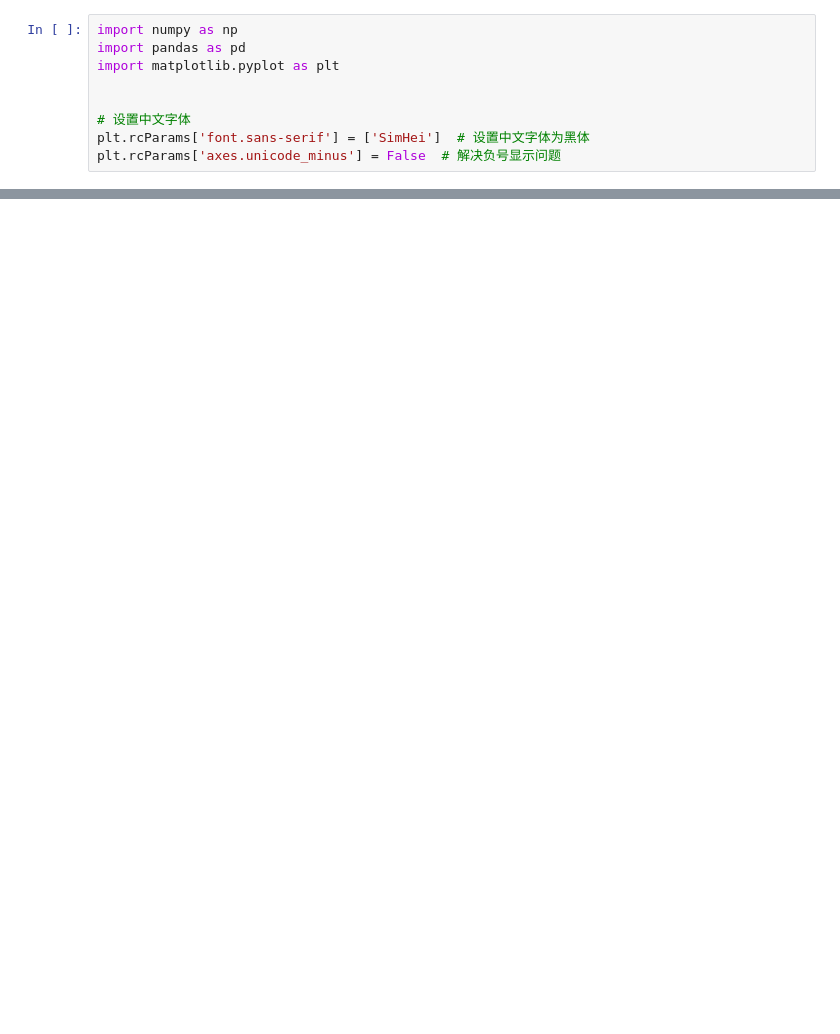
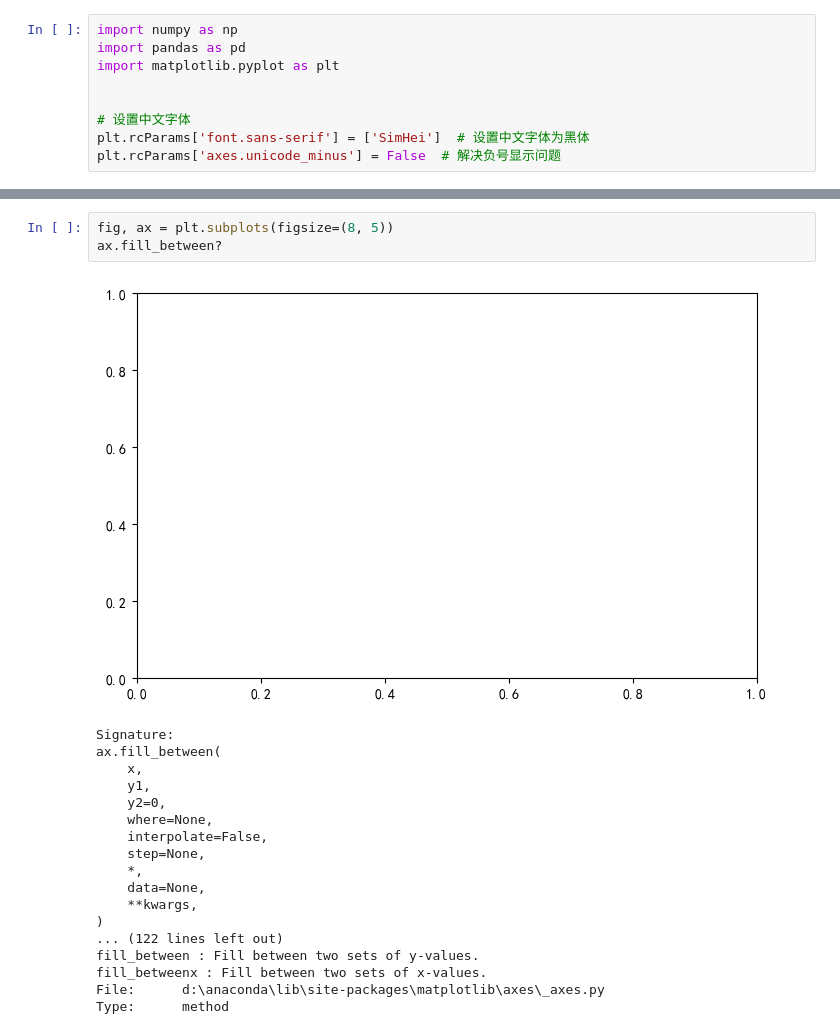
Before and after one commit to jintangz/PublicArticle, a Jupyter notebook: ABT/Chapter6.assets/图片绘制.ipynb, the cells around one changed output, grey strips where cells are left out. Saved outputs shown, nothing was run; the diff lists cells and outputs as text; blank space fills up the shorter version.

```diff
--- a/ABT/Chapter6.assets/图片绘制.ipynb
+++ b/ABT/Chapter6.assets/图片绘制.ipynb
@@ -110,0 +234,22 @@ ValueError: x and y must have same first dimension, but have shapes (0,) and (10
+# %%
+fig, ax = plt.subplots(figsize=(8, 5))
+ax.fill_between?
+# %% [output]
+[figure, added]
+Signature:
+ax.fill_between(
+    x,
+    y1,
+    y2=0,
+    where=None,
+    interpolate=False,
+    step=None,
+    *,
+    data=None,
+    **kwargs,
+)
+... (122 lines left out)
+fill_between : Fill between two sets of y-values.
+fill_betweenx : Fill between two sets of x-values.
+File:      d:\anaconda\lib\site-packages\matplotlib\axes\_axes.py
+Type:      method
```
Also changed, not shown: parts of 11 cells of this notebook, 8 other files.
